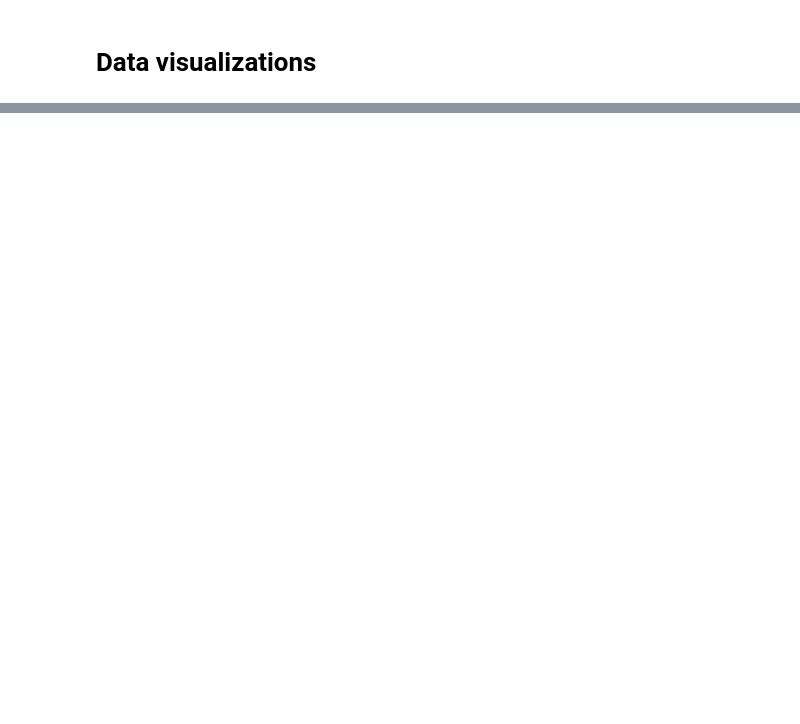
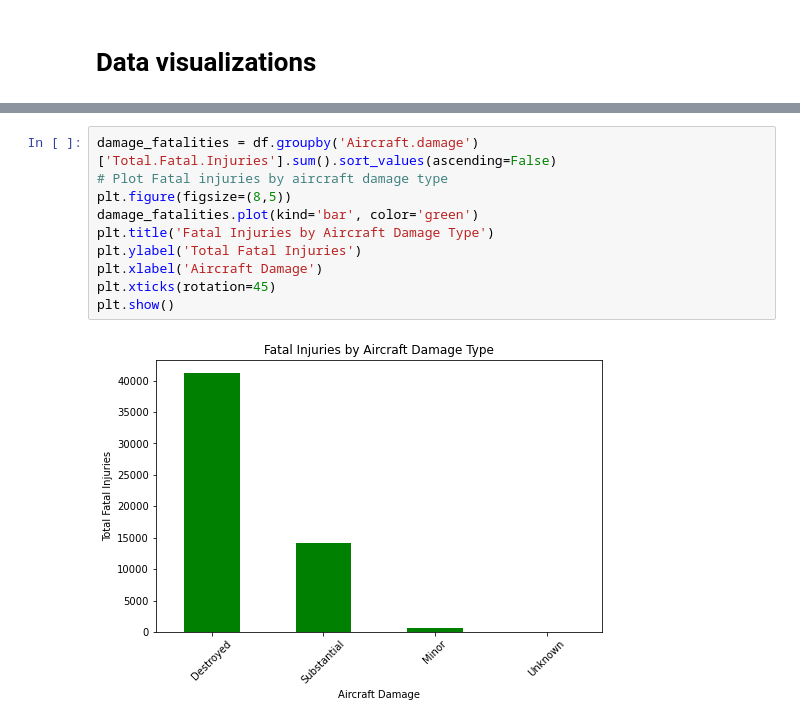
Before and after one commit to malvadaox/dsc-phase-1-project-v3, a Jupyter notebook: student.ipynb, the cells around one changed output, grey strips where cells are left out. Drawn from its saved outputs; the diff is of its cells as text; blank space fills up the shorter version.

```diff
--- a/student.ipynb
+++ b/student.ipynb
@@ -327,0 +366,12 @@ Name: Total.Serious.Injuries, dtype: float64
+# %%
+damage_fatalities = df.groupby('Aircraft.damage')['Total.Fatal.Injuries'].sum().sort_values(ascending=False)
+# Plot Fatal injuries by aircraft damage type
+plt.figure(figsize=(8,5))
+damage_fatalities.plot(kind='bar', color='green')
+plt.title('Fatal Injuries by Aircraft Damage Type')
+plt.ylabel('Total Fatal Injuries')
+plt.xlabel('Aircraft Damage')
+plt.xticks(rotation=45)
+plt.show()
+# %% [output]
+[figure, added]
```
Also changed, not shown: parts of 20 cells of this notebook.
